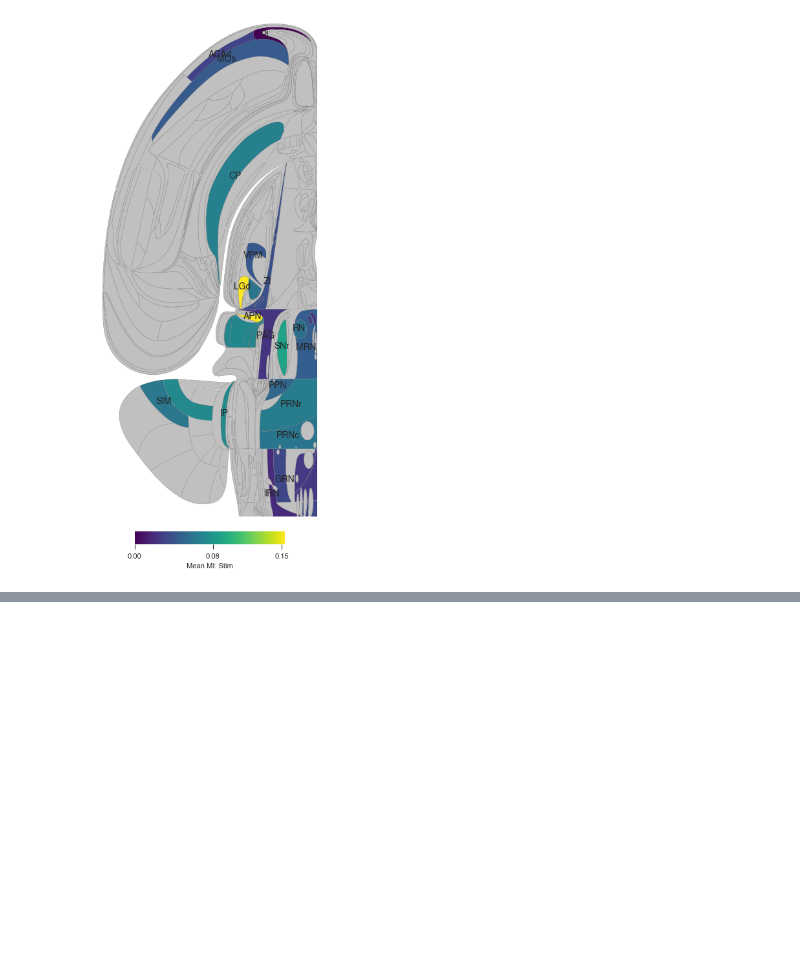
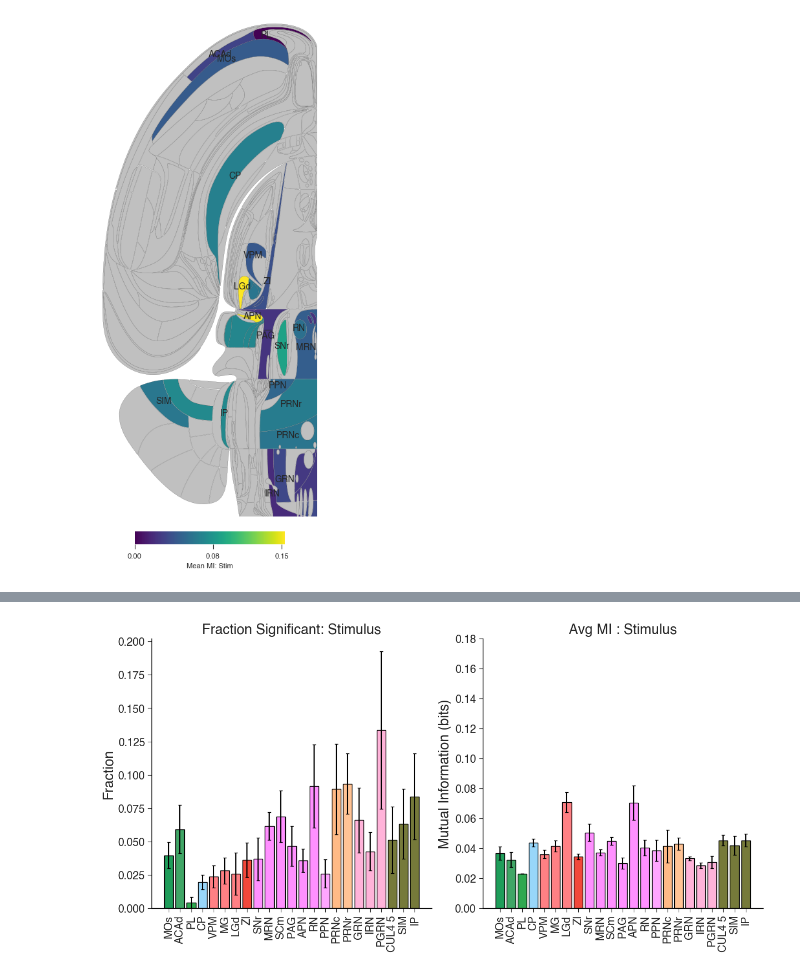
Before and after one commit to debottamKundu/ibl-partial-info-decomp, a Jupyter notebook: notebooks/cleaner_rsi_plots.ipynb, the cells around one changed output, grey strips where cells are left out. Drawn from its saved outputs; the diff is of its cells as text; code cells hidden in the pictures; blank space fills up the shorter version.

```diff
--- a/notebooks/cleaner_rsi_plots.ipynb
+++ b/notebooks/cleaner_rsi_plots.ipynb
@@ -634,0 +667,3 @@ cax = add_cbar(
+# %%
+stim_stats["region"] = pd.Categorical(stim_stats["names"], categories=regs1, ordered=True)
+stim_stats = stim_stats.sort_values("region").reset_index(drop=True)
@@ -634,0 +673,43 @@ cax = add_cbar(
+# %%
+stim_stats["col"] = cols
+choice_stats["col"] = cols
+# %%
+def plot_colored_df(df, epoch):
+    fig, axes = plt.subplots(1, 2, figsize=(12, 6), constrained_layout=True)
+
+    x_pos = np.arange(len(df["names"]))
+    bar_width = 0.6
+
+    axes[0].bar(
+        x_pos,
+        df["frac_mean"],
+        yerr=df["frac_std"],
+        align="center",
+        capsize=2,
+        color=df["col"],
+        edgecolor="k",
+    )
+    axes[0].set_title(f"Fraction Significant: {epoch}")
+    axes[0].set_ylabel("Fraction")
+
+    axes[1].bar(
+        x_pos,
+        df["mi_mean"],
+        yerr=df["mi_std"],
+        align="center",
+        capsize=2,
+        color=df["col"],
+        edgecolor="k",
+    )
+    axes[1].set_title(f"Avg MI : {epoch}")
+    axes[1].set_ylabel("Mutual Information (bits)")
+
+    for ax in axes:
+        ax.set_xticks(x_pos)
+        ax.set_xticklabels(df["names"], rotation=90)
+
+    axes[1].set_ylim(0, 0.18)
+# %%
+plot_colored_df(stim_stats, "Stimulus")
+# %% [output]
+[figure, added]
```
Also changed, not shown: parts of 27 cells of this notebook, 8 other files.
